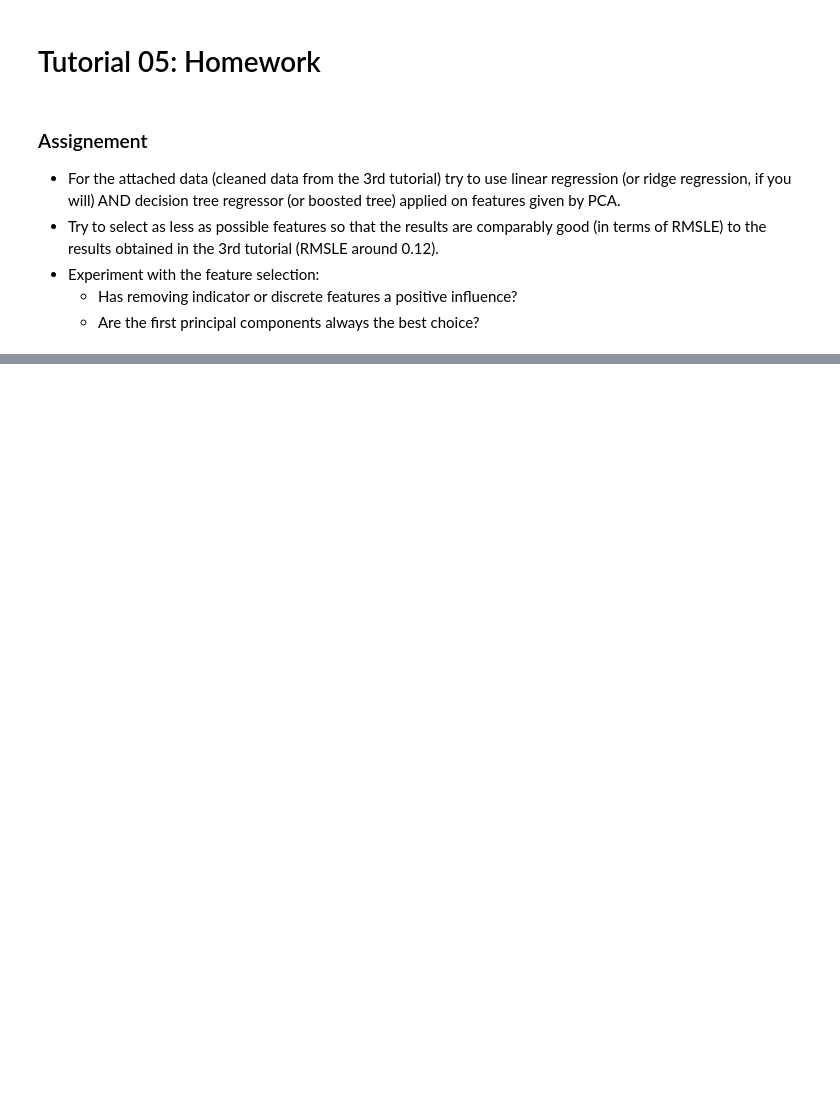
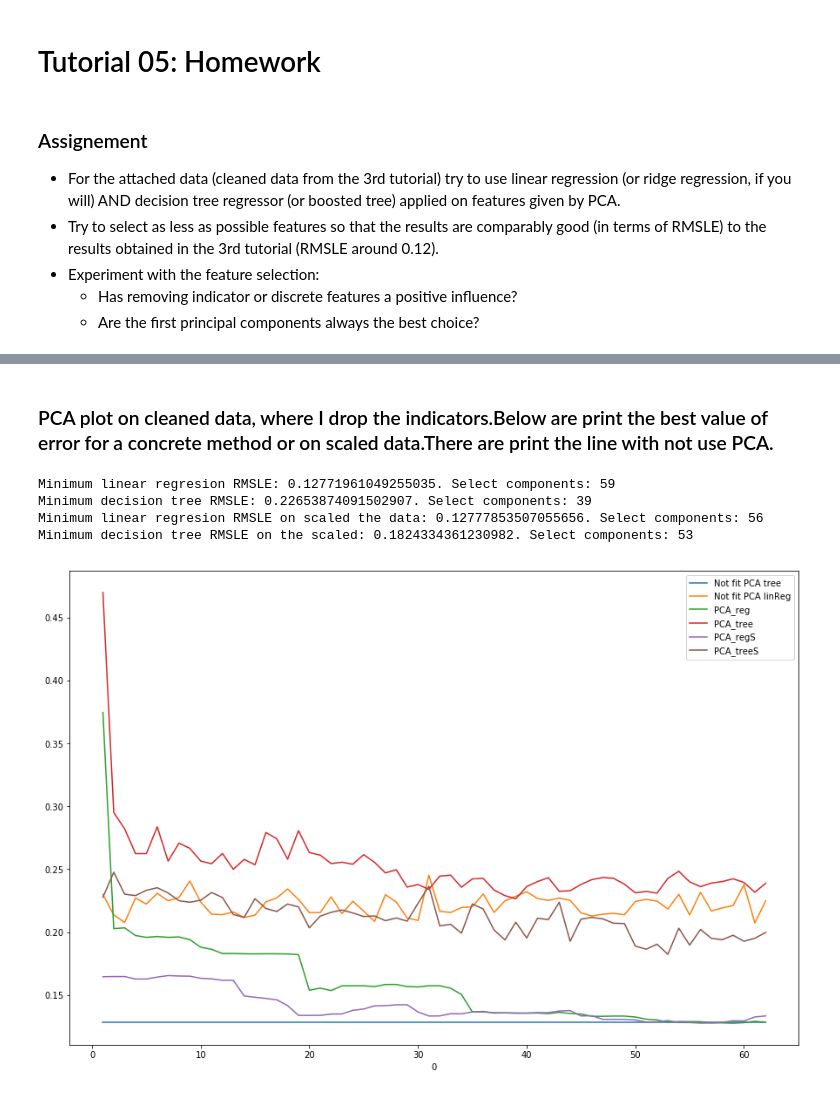
Before and after one commit to martilad/MI-PDD2018_tasks, a Jupyter notebook: 05/homework_05_B181.ipynb, the cells around one changed output, grey strips where cells are left out. Cells and saved outputs as stored; diff of their text form; code cells hidden in the pictures; blank space fills up the shorter version.

```diff
--- a/05/homework_05_B181.ipynb
+++ b/05/homework_05_B181.ipynb
@@ -144,0 +182,17 @@ Minimum decision tree scaled: 0.23129470619205444
+# %%
+display(Markdown('### PCA plot on cleaned data, where I drop the indicators.\
+Below are print the best value of error for a concrete method or on scaled data.\
+There are print the line with not use PCA.'))
+minLinreg, minTree, minLinregScale, minTreeScale = do_pca_train_plot(63, *dataDI)
+print("Minimum linear regresion RMSLE: ", minLinreg[0], ". Select components: ", minLinreg[1], sep="")
+print("Minimum decision tree RMSLE: ", minTree[0], ". Select components: ", minTree[1], sep="")
+print("Minimum linear regresion RMSLE on scaled the data: ", minLinregScale[0],
+      ". Select components: ", minLinregScale[1], sep="")
+print("Minimum decision tree RMSLE on the scaled: ", minTreeScale[0], ". Select components: ", minTreeScale[1], sep="")
+# %% [output]
+### PCA plot on cleaned data, where I drop the indicators.Below are print the best value of error for a concrete method or on scaled data.There are print the line with not use PCA.
+Minimum linear regresion RMSLE: 0.12771961049255035. Select components: 59
+Minimum decision tree RMSLE: 0.22653874091502907. Select components: 39
+Minimum linear regresion RMSLE on scaled the data: 0.12777853507055656. Select components: 56
+Minimum decision tree RMSLE on the scaled: 0.1824334361230982. Select components: 53
+[figure, added]
```
Also changed, not shown: parts of 16 cells of this notebook.
